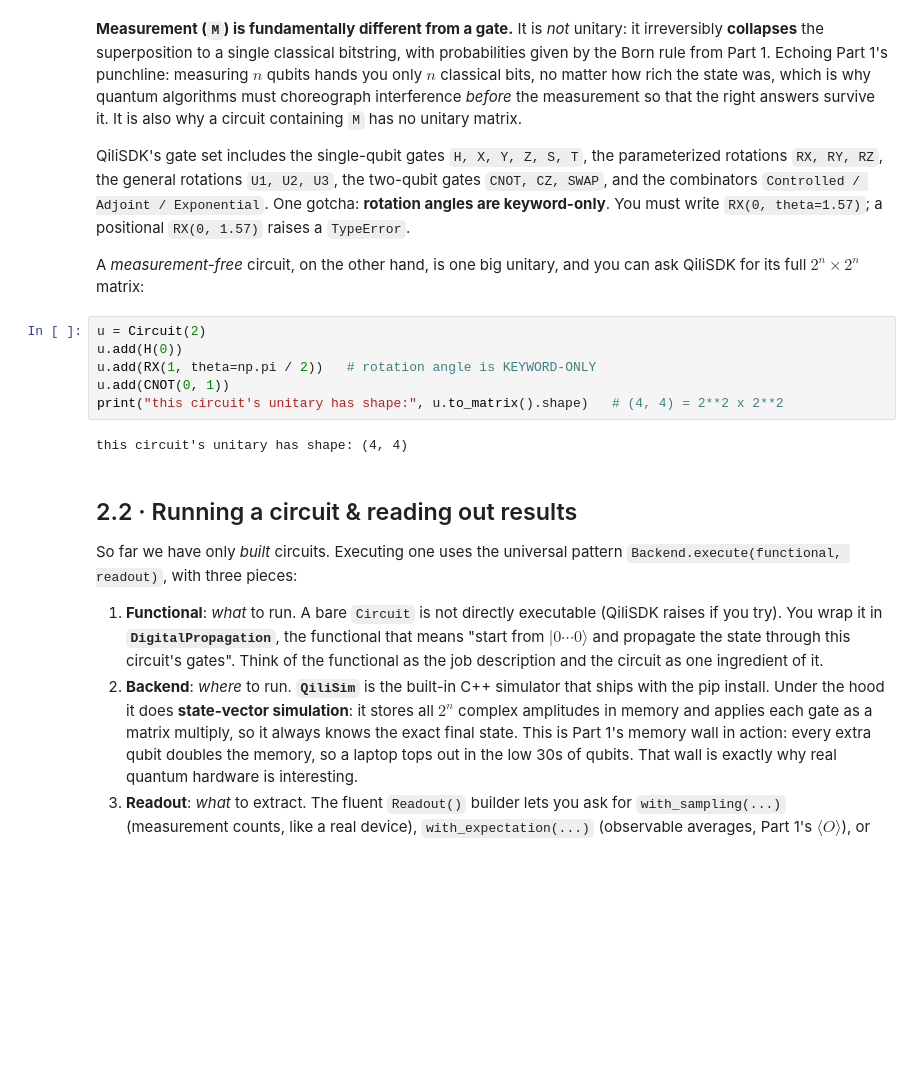
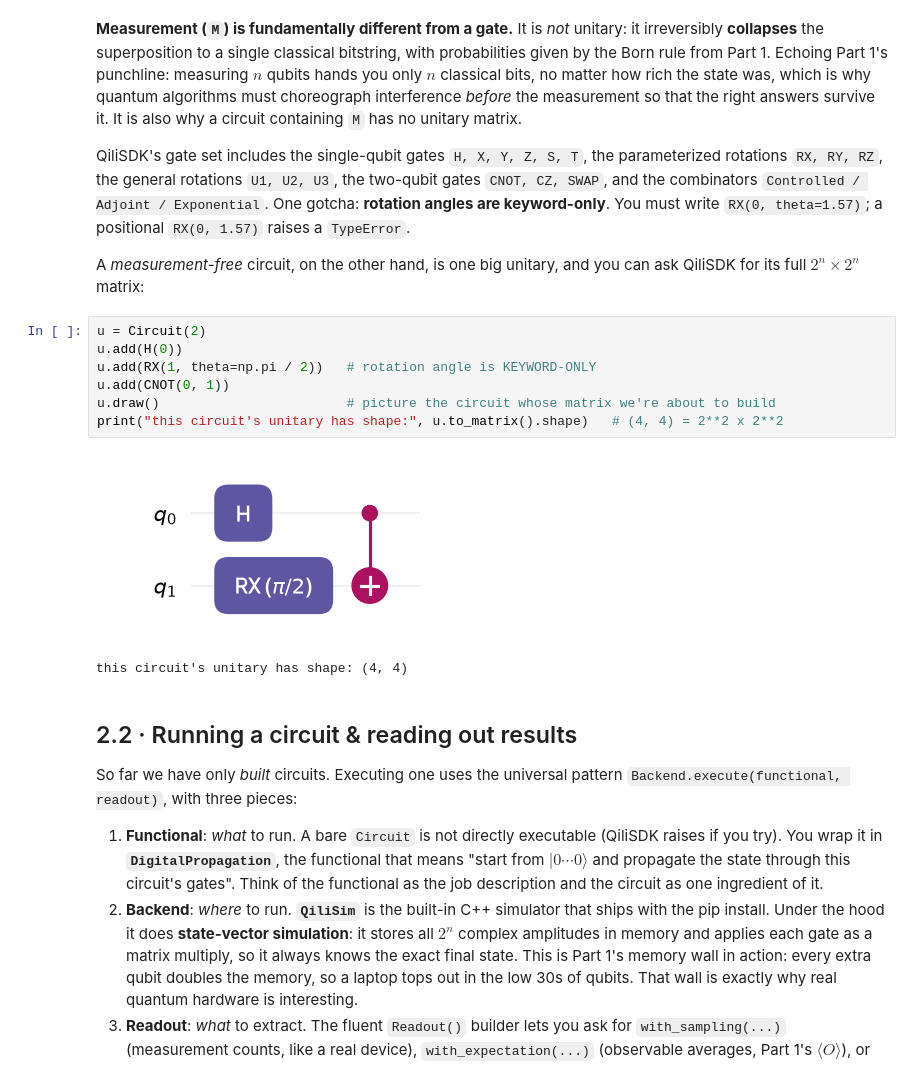
Before and after one commit to qilimanjaro-tech/europython2026-qilisdk-tutorial, a Jupyter notebook: notebooks/solutions/02_circuits.ipynb, the cells around one changed output. Drawn from its saved outputs; the diff is of its cells as text; blank space fills up the shorter version.

```diff
--- a/notebooks/solutions/02_circuits.ipynb
+++ b/notebooks/solutions/02_circuits.ipynb
@@ -103,10 +195,12 @@ A *measurement-free* circuit, on the other hand, is one big unitary, and you can
 # %%
 u = Circuit(2)
 u.add(H(0))
 u.add(RX(1, theta=np.pi / 2))   # rotation angle is KEYWORD-ONLY
 u.add(CNOT(0, 1))
+u.draw()                        # picture the circuit whose matrix we're about to build
 print("this circuit's unitary has shape:", u.to_matrix().shape)   # (4, 4) = 2**2 x 2**2
 # %% [output]
+[figure, added]
 this circuit's unitary has shape: (4, 4)
 # %% [markdown]
 ## 2.2 · Running a circuit & reading out results
```
Also changed, not shown: parts of 9 cells of this notebook, 3 other files.
